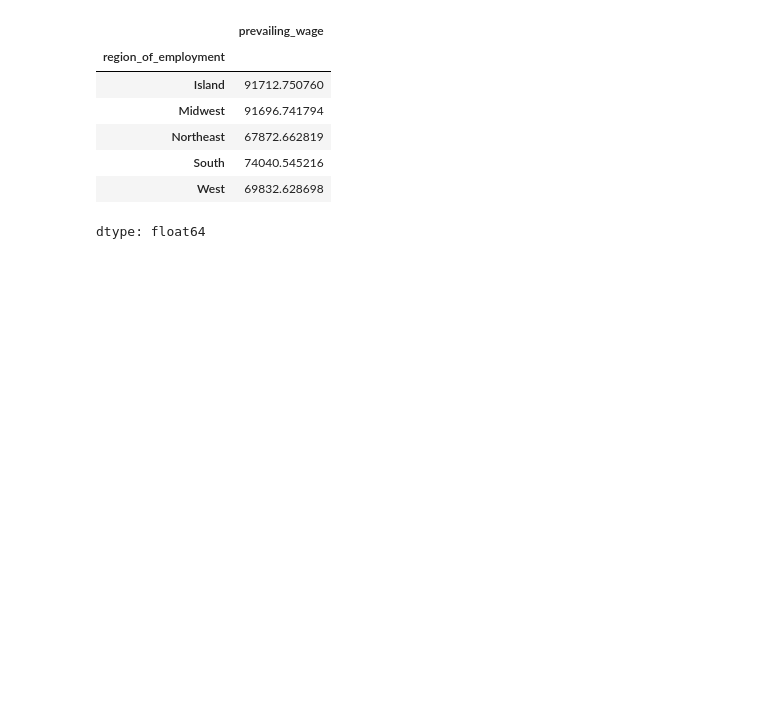
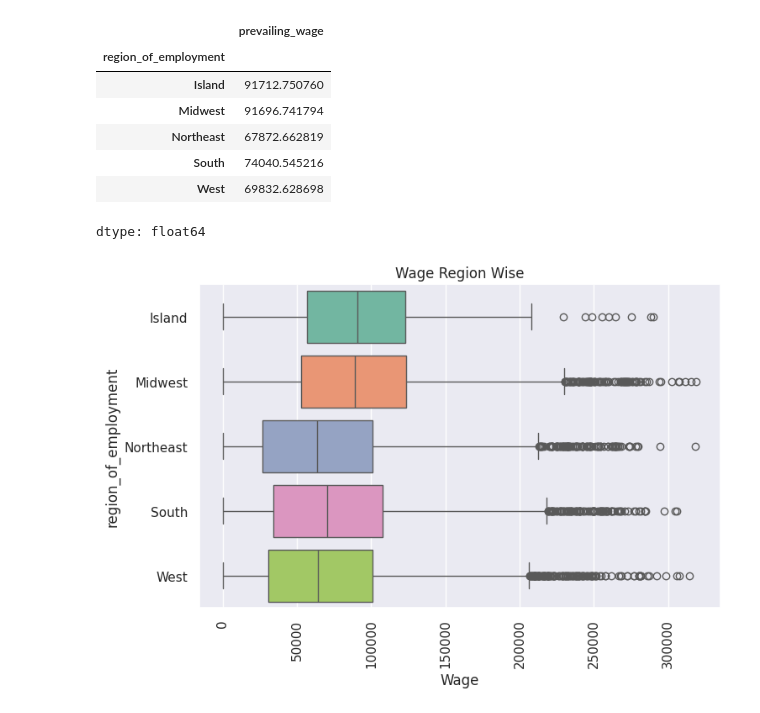
Before and after one commit to Rajesh2015/easy-visa, a Jupyter notebook: easy-visa-solution.ipynb, the cells around one changed output. Drawn from its saved outputs; the diff is of its cells as text; code cells hidden in the pictures; blank space fills up the shorter version.

```diff
--- a/easy-visa-solution.ipynb
+++ b/easy-visa-solution.ipynb
@@ -1239,3 +1253,7 @@ ezdf.groupby('region_of_employment')['prevailing_wage'].mean()
 | South | 74040.545216 |
 | West | 69832.628698 |
 dtype: float64
+# %%
+plot_boxplot(df=ezdf,x_col='prevailing_wage',y_col='region_of_employment',hue_col='region_of_employment',title='Wage Region Wise',xlabel='Wage');
+# %% [output]
+[figure, added]
```
Also changed, not shown: parts of 5 cells of this notebook.
